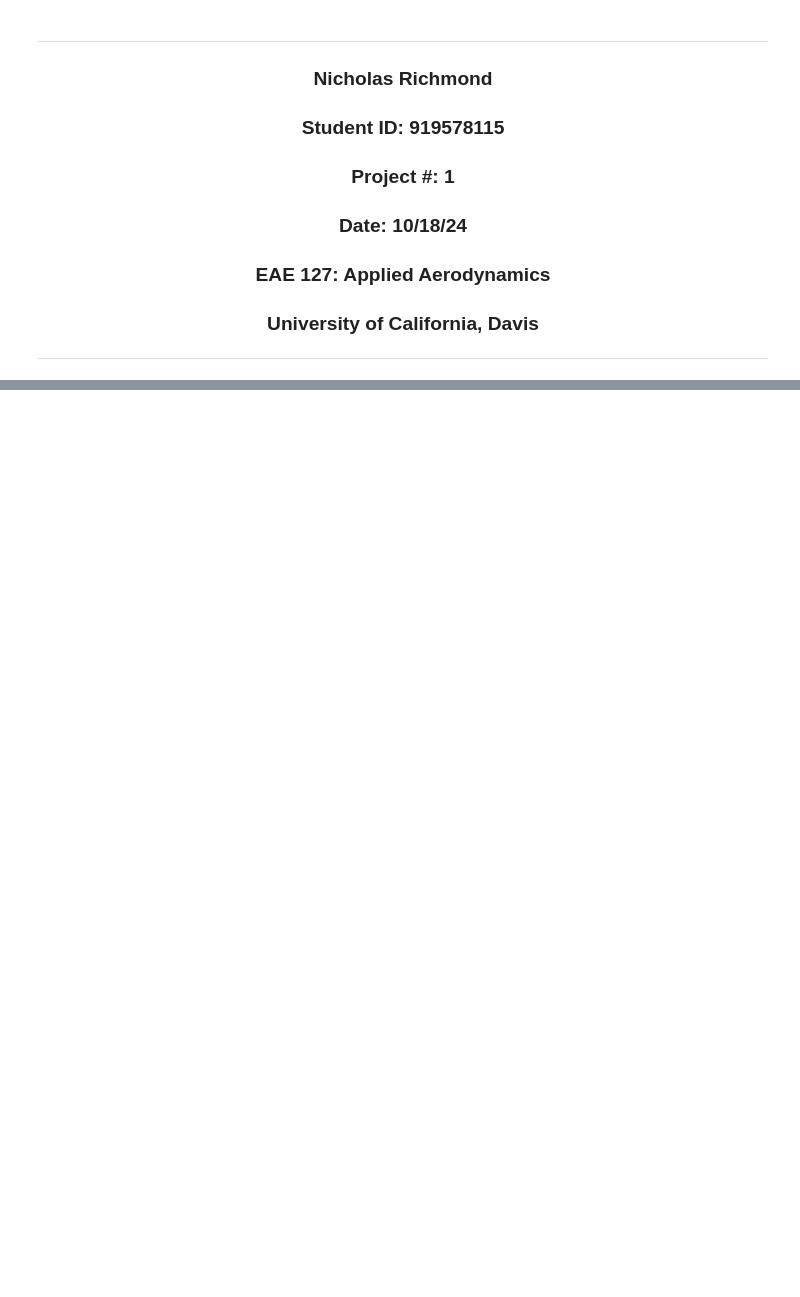
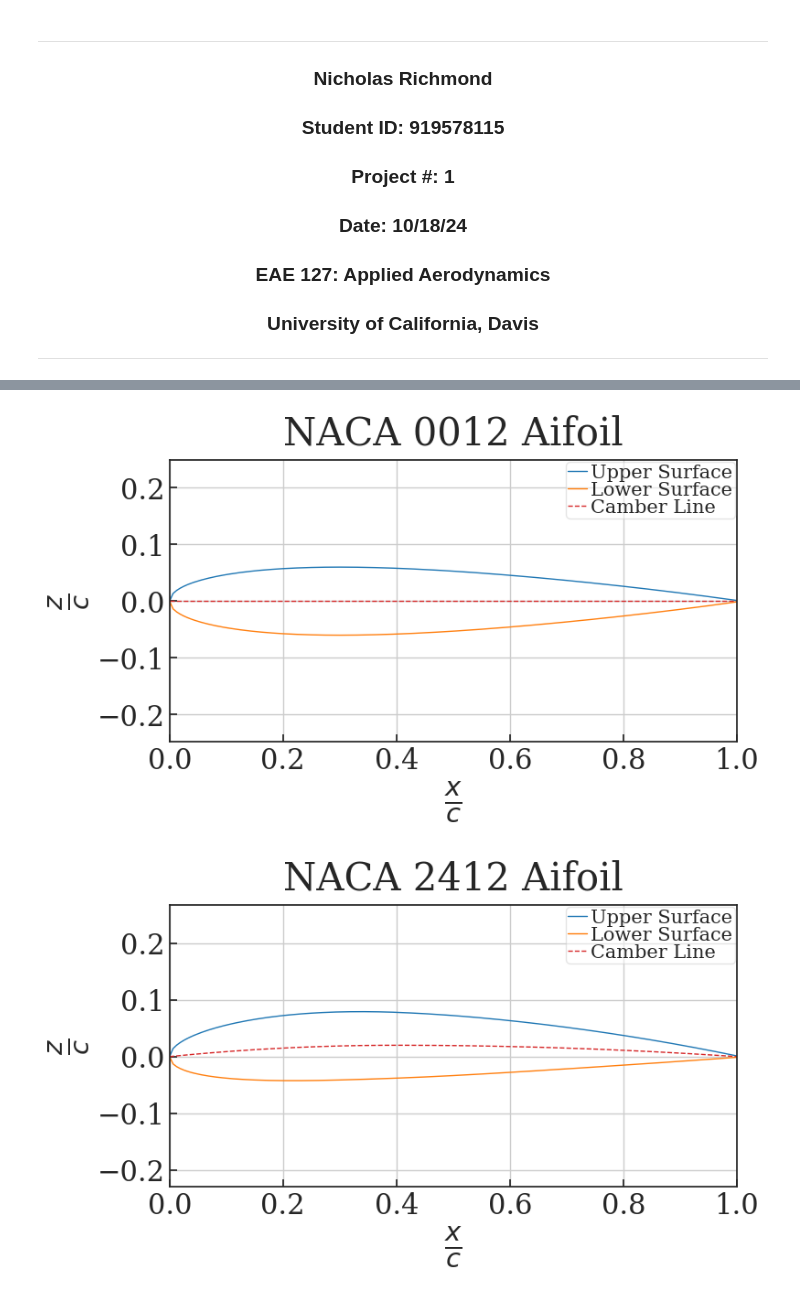
Before and after one commit to ndrichmond/EAE127, a Jupyter notebook: Project 1/EAE127_P1_Richmond_Nicholas.ipynb, the cells around one changed output, grey strips where cells are left out. Saved outputs shown, nothing was run; the diff lists cells and outputs as text; code cells hidden in the pictures; blank space fills up the shorter version.

```diff
--- a/Project 1/EAE127_P1_Richmond_Nicholas.ipynb
+++ b/Project 1/EAE127_P1_Richmond_Nicholas.ipynb
@@ -92,0 +89,54 @@ TypeError: 'float' object cannot be interpreted as an integer
+# %%
+#create 4 digit NACA airfoil coordinate function and plot the airfoil
+
+stepsize = 0.00625
+
+def naca4(m_in,p_in,t_in): #creates the x and z arrays of the airfoil and plots them given 4 digit naca number
+    m = m_in/100
+    p = p_in/10
+    t = t_in/100
+    x = np.arange(0,1+stepsize,stepsize)
+    upper = np.empty(0)
+    lower = np.empty(0)
+    camber = np.empty(0)
+
+    if (m == 0) and (p == 0):
+        camber = np.zeros(len(x))
+    else:
+        for i in x:
+            if (i<p):
+                camber = np.append(camber,((m/(p**2)) * (2*p*i - i**2)))
+            else:
+                camber = np.append(camber,((m/((1-p)**2)) * ((1 - (2*p)) + 2*p*i - i**2)))
+    i = 0
+    for j in x:
+        upper = np.append(upper,camber[i] + (t/0.2)*(0.2969*(j)**(1/2) - 0.1260*j - 0.3516*j**2 + 0.2843*j**3 - 0.1015*j**4))
+        lower = np.append(lower,camber[i] - (t/0.2)*(0.2969*(j)**(1/2) - 0.1260*j - 0.3516*j**2 + 0.2843*j**3 - 0.1015*j**4))
+        i += 1
+
+
+    plt.figure(figsize=(8,4))
+    plt.title("NACA {}{}{} Aifoil".format(m_in,p_in,t_in))
+    plt.ylabel(r'$\frac{z}{c}$')
+    plt.xlabel(r'$\frac{x}{c}$')
+
+    plt.rc('legend',fontsize=15)
+
+    plt.plot(x,upper,color = colors[0], label = 'Upper Surface', linestyle = '-',linewidth = 1, markersize = 8)
+    plt.plot(x,lower,color = colors[1], label = 'Lower Surface', linestyle = '-', linewidth = 1, markersize = 8)
+    plt.plot(x,camber,color = colors[3], label = 'Camber Line', linestyle = '--', linewidth = 1, markersize = 8)
+
+    plt.grid(True) #Plot a grid
+    #Force Axis to have equal scale (VERY important for geometry plots)
+    plt.axis('equal') #************************************************************
+    plt.xlim([0, 1]) #Lock x-axis to airfoil
+    #Plot Legend located in 'best' space
+    plt.legend(loc='best')
+
+
+naca4(0,0,12) #NACA 0012
+naca4(2,4,12) #NACA 2412
+naca4(3,3,20) #NACA 3320
+# %% [output]
+[figure, added]
+[figure, added]
```
Also changed, not shown: parts of 7 cells of this notebook, 1 other file.
